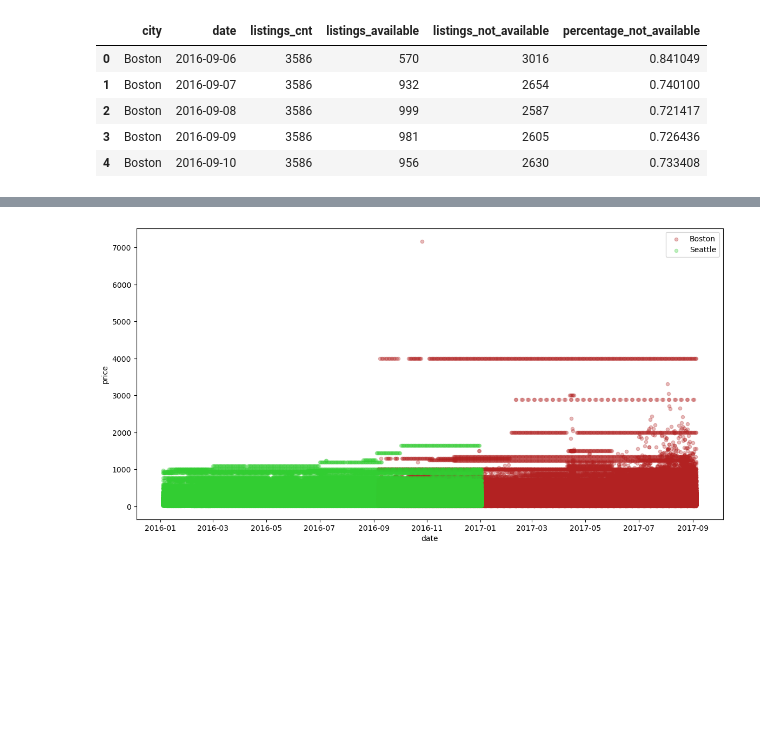
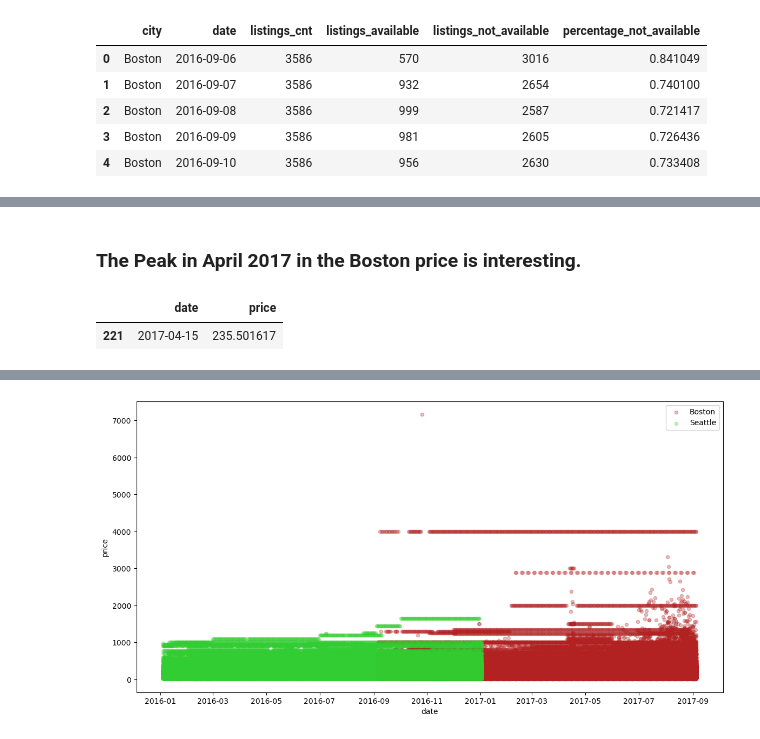
Before and after one commit to mdraws86/airbnb, a Jupyter notebook: Airbnb Analysis.ipynb, the cells around one changed output, grey strips where cells are left out. Saved outputs shown, nothing was run; the diff lists cells and outputs as text; code cells hidden in the pictures; blank space fills up the shorter version.

```diff
--- a/Airbnb Analysis.ipynb
+++ b/Airbnb Analysis.ipynb
@@ -590,0 +615,9 @@ ax.set_ylabel('Avg. Price in Dollar per Day');
+# %% [markdown]
+### The Peak in April 2017 in the Boston price is interesting.
+# %%
+# Find max price around April 2017 in Boston
+test = avg_price.dropna().loc[(avg_price.city == 'Boston') & (avg_price.date.dt.month.isin([3,4,5])), ["date", "price"]]
+test.loc[test.price == test.price.max(),]
+# %% [output]
+|  | date | price |
+| 221 | 2017-04-15 | 235.501617 |
```
Also changed, not shown: parts of 46 cells of this notebook, 1 other file.
